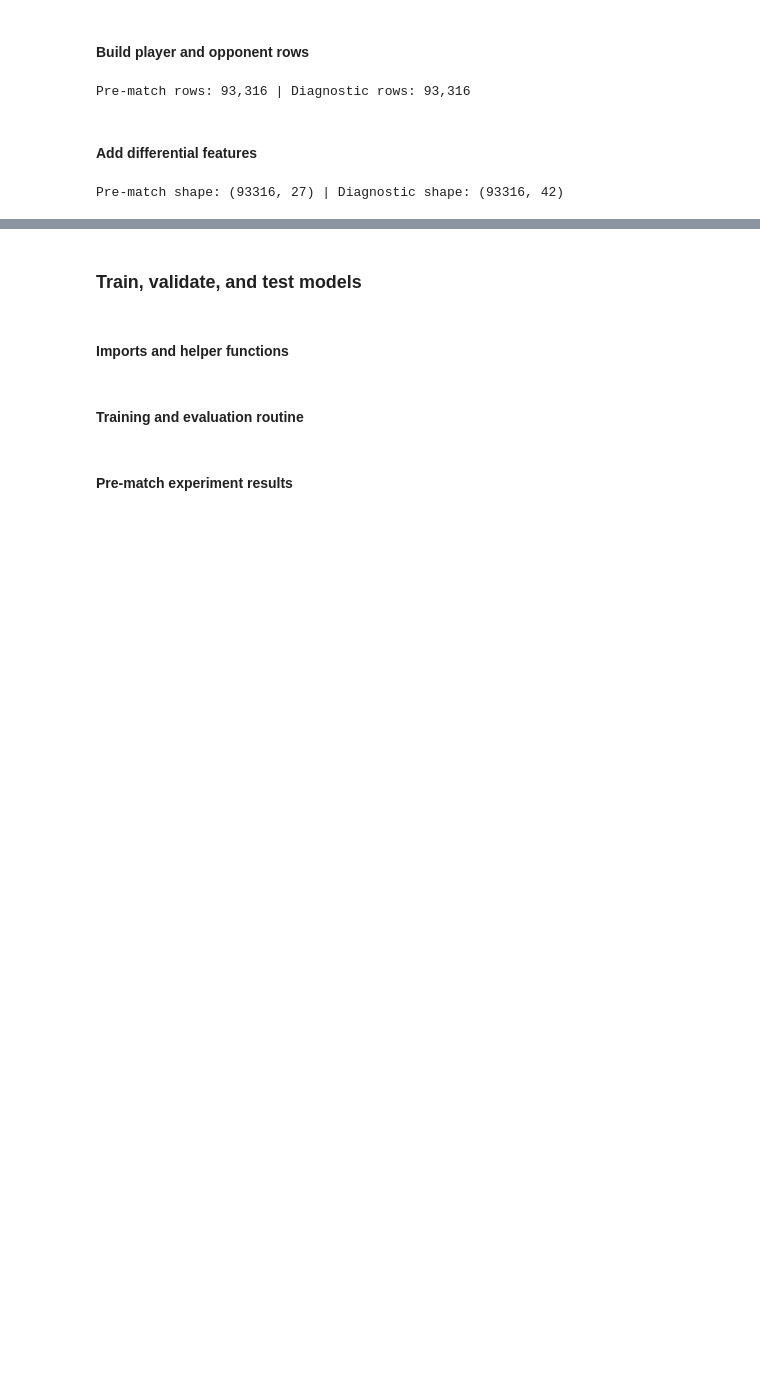
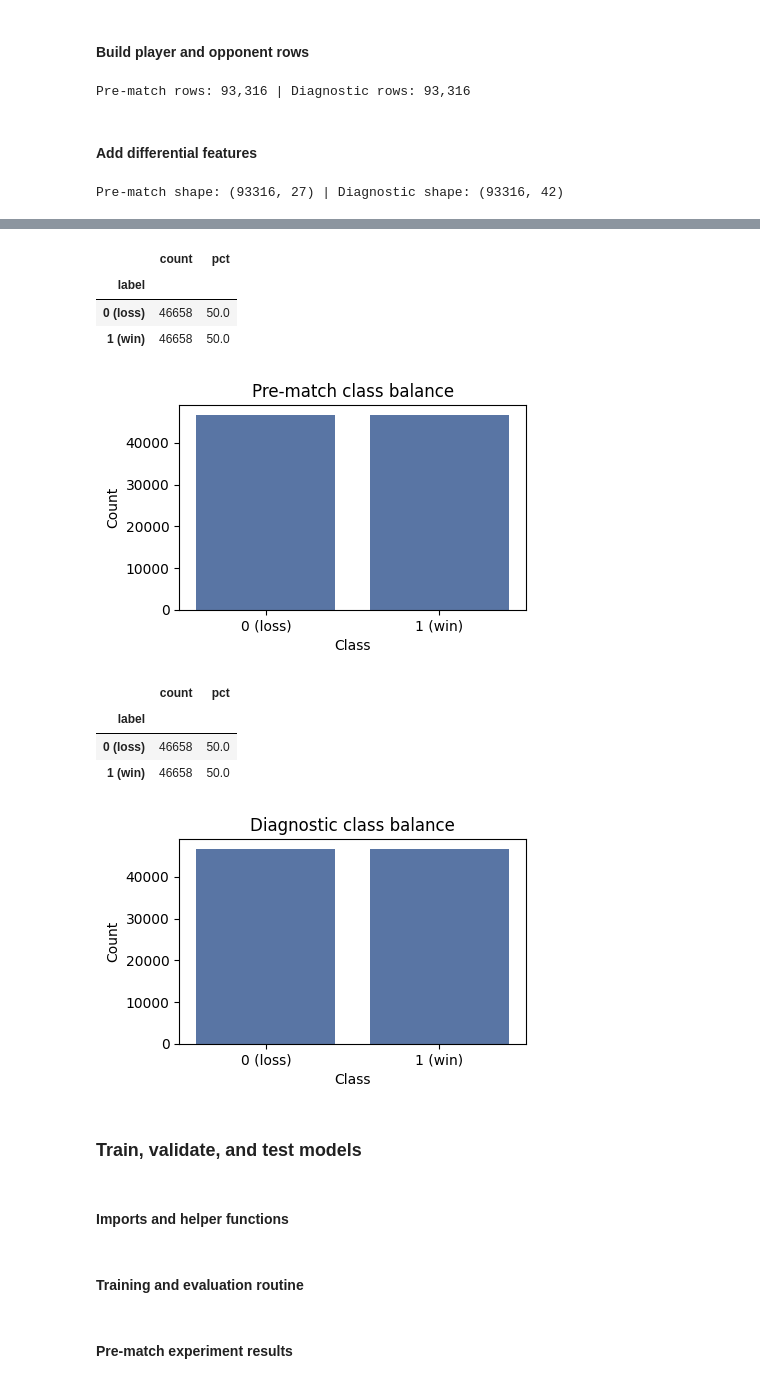
Before and after one commit to hazikxuz/tennis_project, a Jupyter notebook: hm_datasciende.ipynb, the cells around one changed output, grey strips where cells are left out. Saved outputs shown, nothing was run; the diff lists cells and outputs as text; code cells hidden in the pictures; blank space fills up the shorter version.

Commit message:
Update EDA and class balance

```diff
--- a/hm_datasciende.ipynb
+++ b/hm_datasciende.ipynb
@@ -716,3 +777,40 @@ Pre-match shape: (93316, 27) | Diagnostic shape: (93316, 42)
+# %%
+def show_class_balance(df, label):
+    balance = (
+        df["won"]
+        .value_counts(dropna=False)
+        .rename_axis("won")
+        .reset_index(name="count")
+        .sort_values("won")
+    )
+    balance["pct"] = (balance["count"] / balance["count"].sum() * 100).round(2)
+    balance["label"] = balance["won"].map({0: "0 (loss)", 1: "1 (win)"}).fillna("missing")
+
+    display(balance[["label", "count", "pct"]].set_index("label"))
+
+    order = [x for x in ["0 (loss)", "1 (win)", "missing"] if x in balance["label"].tolist()]
+
+    plt.figure(figsize=(4.5, 3))
+    sns.barplot(data=balance, x="label", y="count", order=order, color="#4c72b0")
+    plt.title(f"{label} class balance", fontsize=12)
+    plt.xlabel("Class")
+    plt.ylabel("Count")
+    plt.tight_layout()
+    plt.show()
+
+show_class_balance(df_pre, "Pre-match")
+show_class_balance(df_diag, "Diagnostic")
+# %% [output]
+|  | count | pct |
+| label |  |  |
+| 0 (loss) | 46658 | 50.0 |
+| 1 (win) | 46658 | 50.0 |
+[figure, added]
+|  | count | pct |
+| label |  |  |
+| 0 (loss) | 46658 | 50.0 |
+| 1 (win) | 46658 | 50.0 |
+[figure, added]
 # %% [markdown]
 ### Train, validate, and test models
 # %% [markdown]
```
Also changed, not shown: parts of 8 cells of this notebook, 8 other files.
